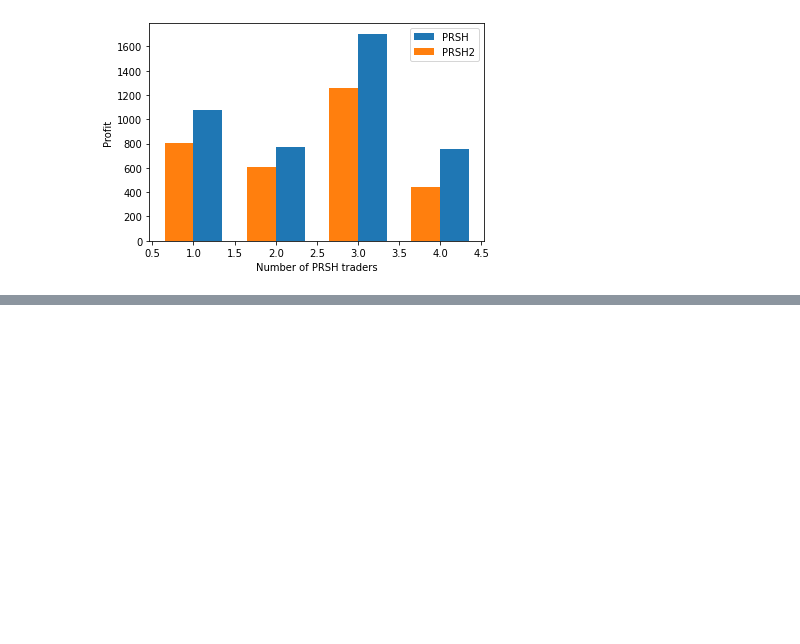
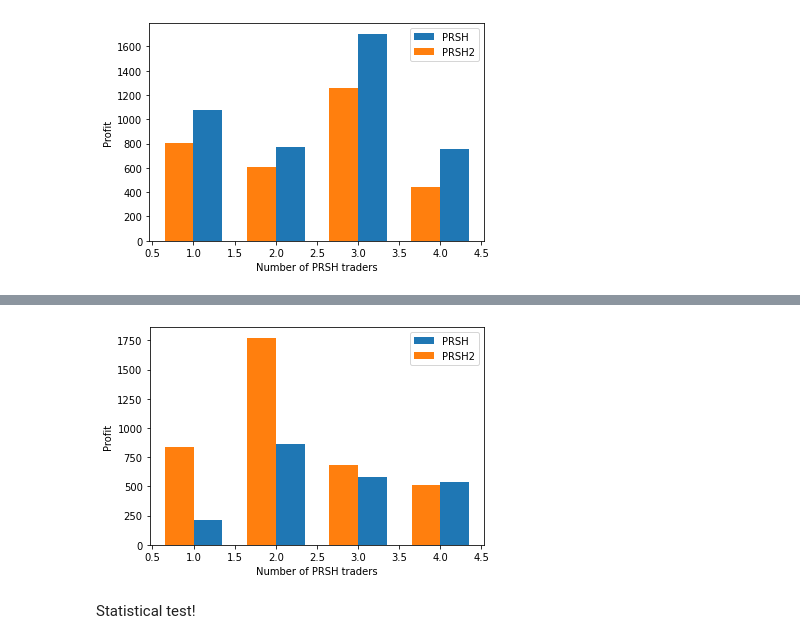
Before and after one commit to janderson3435/ITFT-Coursework-Assessment, a Jupyter notebook: PRSH2_experiments.ipynb, the cells around one changed output, grey strips where cells are left out. Cells and saved outputs as stored; diff of their text form; code cells hidden in the pictures; blank space fills up the shorter version.

Commit message:
PRSH Improvements written

```diff
--- a/PRSH2_experiments.ipynb
+++ b/PRSH2_experiments.ipynb
@@ -149,7 +149,7 @@ def in_order_plot(trial_id):
     plt.plot(x, y, 'x', color='black')
 # %%
 # Experimental setup
-dir = r'C:\Users\Joest\OneDrive\Documents\Actual Docs\Bristol\ITFT\ITFT-Coursework-Assessment\market_outputs\\'
+dir = r'C:\Users\Joe\OneDrive\Documents\Actual Docs\Bristol\ITFT\ITFT-Coursework-Assessment\market_outputs\\'
 
 balanced_sellers_spec = [("ZIP", 5),("ZIC", 5),("PRSH", 5), ("SHVR", 5), ("GVWY", 5)]
 balanced_buyers_spec = balanced_sellers_spec
@@ -159,7 +159,7 @@ start_time = 0
 end_time = 3000 # needs to be long to allow for different strats to be tried
 
 def csv_prep(fname, total_traders):
-    dir = r'C:\Users\Joest\OneDrive\Documents\Actual Docs\Bristol\ITFT\ITFT-Coursework-Assessment\market_outputs\\'
+    dir = r'C:\Users\Joe\OneDrive\Documents\Actual Docs\Bristol\ITFT\ITFT-Coursework-Assessment\market_outputs\\'
     tdump = open(dir + fname, 'w')
 
     # annotate columns
@@ -253,0 +314,27 @@ plt.show()
+# %%
+# Visualising profit per trader as trader number varies
+
+trades_df = pd.read_csv(dir + 'PRSH2_pairwise_greedy_m1' + '.csv')
+trades_df.columns = trades_df.columns.str.strip()
+
+trades_df = trades_df.loc[:,['profit per trader', 'number of traders', 'profit per trader.1']]
+
+groups = trades_df.groupby(pd.Grouper(key='number of traders')).sum()
+
+label1 = "PRSH"
+width = 0.35
+
+for key in groups:
+
+    plt.bar(groups.get(key).index.to_numpy()/2 + width/2, groups.get(key).values, np.abs(width), label = label1)
+    plt.xlabel("Number of PRSH traders")
+    plt.ylabel("Profit")
+    width = -width
+    label1 = "PRSH2"
+    plt.legend()
+
+plt.show()
+# %% [output]
+[figure, added]
+# %% [markdown]
+Statistical test!
```
Also changed, not shown: parts of 4 cells of this notebook, 6 other files.
